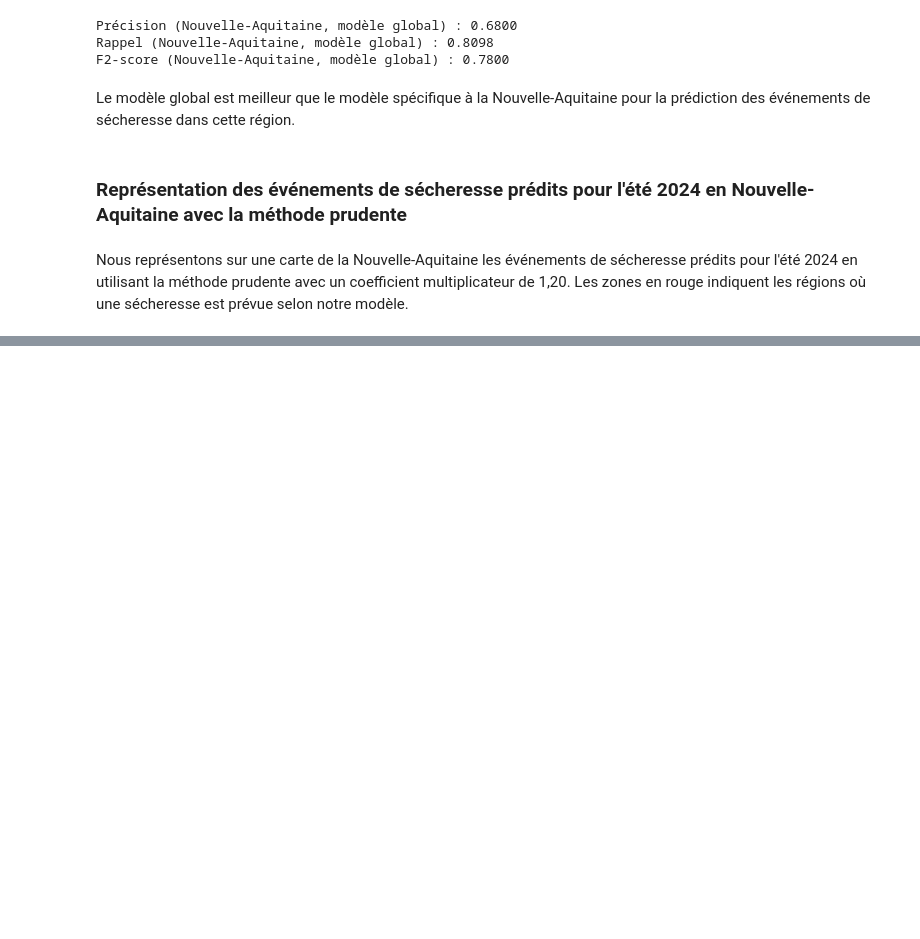
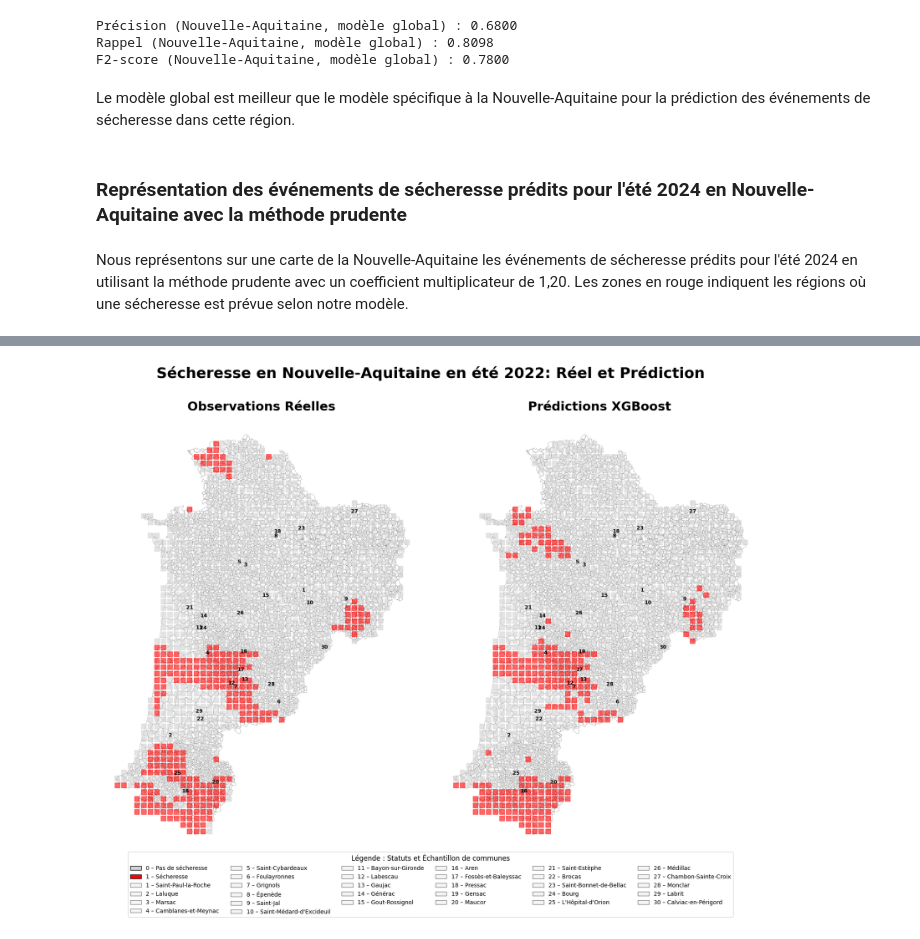
Before and after one commit to Lanouraf/Climate_Risk_Project_SWI_MS_A, a Jupyter notebook: modelisation.ipynb, the cells around one changed output, grey strips where cells are left out. Drawn from its saved outputs; the diff is of its cells as text; code cells hidden in the pictures; blank space fills up the shorter version.

```diff
--- a/modelisation.ipynb
+++ b/modelisation.ipynb
@@ -1972,0 +2081,75 @@ plt.show()
+# %%
+import matplotlib.patches as mpatches
+import matplotlib.colors as colors
+import matplotlib.pyplot as plt
+
+
+# Préparation : paramètres graphiques
+cmap = colors.ListedColormap(["lightgrey", "red"])
+bounds = [-0.5, 0.5, 1.5]
+norm = colors.BoundaryNorm(bounds, cmap.N)
+
+# Légende
+dry_no = mpatches.Patch(facecolor="lightgrey", edgecolor="black", label="0 – Pas de sécheresse")
+dry_yes = mpatches.Patch(facecolor="red", edgecolor="black", label="1 – Sécheresse")
+legend_patches = [dry_no, dry_yes]
+
+# Echantillon de communes
+for _, row in ech_communes_na.iterrows():
+    label = f"{row['ID_ECH']} – {row['nom_officiel']}"
+    patch = mpatches.Patch(facecolor="whitesmoke", edgecolor="grey", label=label)
+    legend_patches.append(patch)
+
+# Création de la figure avec 2 sous-graphiques côte à côte
+fig, axes = plt.subplots(1, 2, figsize=(18, 14))
+
+# Préparation des configurations pour chaque sous-graphique
+configs = [
+    {"ax": axes[0], "col": "SECHERESSE_ETE_2022", "title": "Observations Réelles"},
+    {"ax": axes[1], "col": "SECHERESSE_PRED_ETE_2022", "title": "Prédictions XGBoost"}
+]
+
+# Boucle pour chaque sous-graphique
+for config in configs:
+    ax = config["ax"]
+
+    # Fond de carte
+    communes_na.plot(ax=ax, facecolor="none", edgecolor="grey", linewidth=0.3, zorder=1)
+
+    # Données
+    na_data.plot(
+        column=config["col"], ax=ax, cmap=cmap, norm=norm,
+        markersize=75, alpha=0.6, marker="s", legend=False, zorder=2
+    )
+
+    # Numéros
+    for x, y, num in zip(ech_communes_na["centroid"].x, ech_communes_na["centroid"].y, ech_communes_na["ID_ECH"]):
+        ax.text(x, y, str(num), fontsize=9, ha="center", va="center", color="black", fontweight="bold", zorder=3)
+
+    # Titre de l'axe
+    ax.set_title(config["title"], fontsize=22, fontweight="bold", pad=6)
+    ax.set_axis_off()
+
+# Titre global
+fig.suptitle("Sécheresse en Nouvelle-Aquitaine en été 2022: Réel et Prédiction", fontsize=26, fontweight="bold", y=0.98)
+
+# Légende
+fig.legend(
+    handles=legend_patches,
+    loc='lower center',
+    bbox_to_anchor=(0.5, 0.01), # Colle au bas de l'image
+    ncol=6,
+    fontsize=10,
+    title="Légende : Statuts et Échantillon de communes",
+    title_fontsize=12,
+    frameon=True,
+    fancybox=True
+)
+
+# Ajustement des marges pour un meilleur rendu
+plt.subplots_adjust(top=0.9, bottom=0.12, wspace=0.05, left=0.05, right=0.95)
+
+# Affichage
+plt.show()
+# %% [output]
+[figure, added]
```
Also changed, not shown: parts of 26 cells of this notebook.
